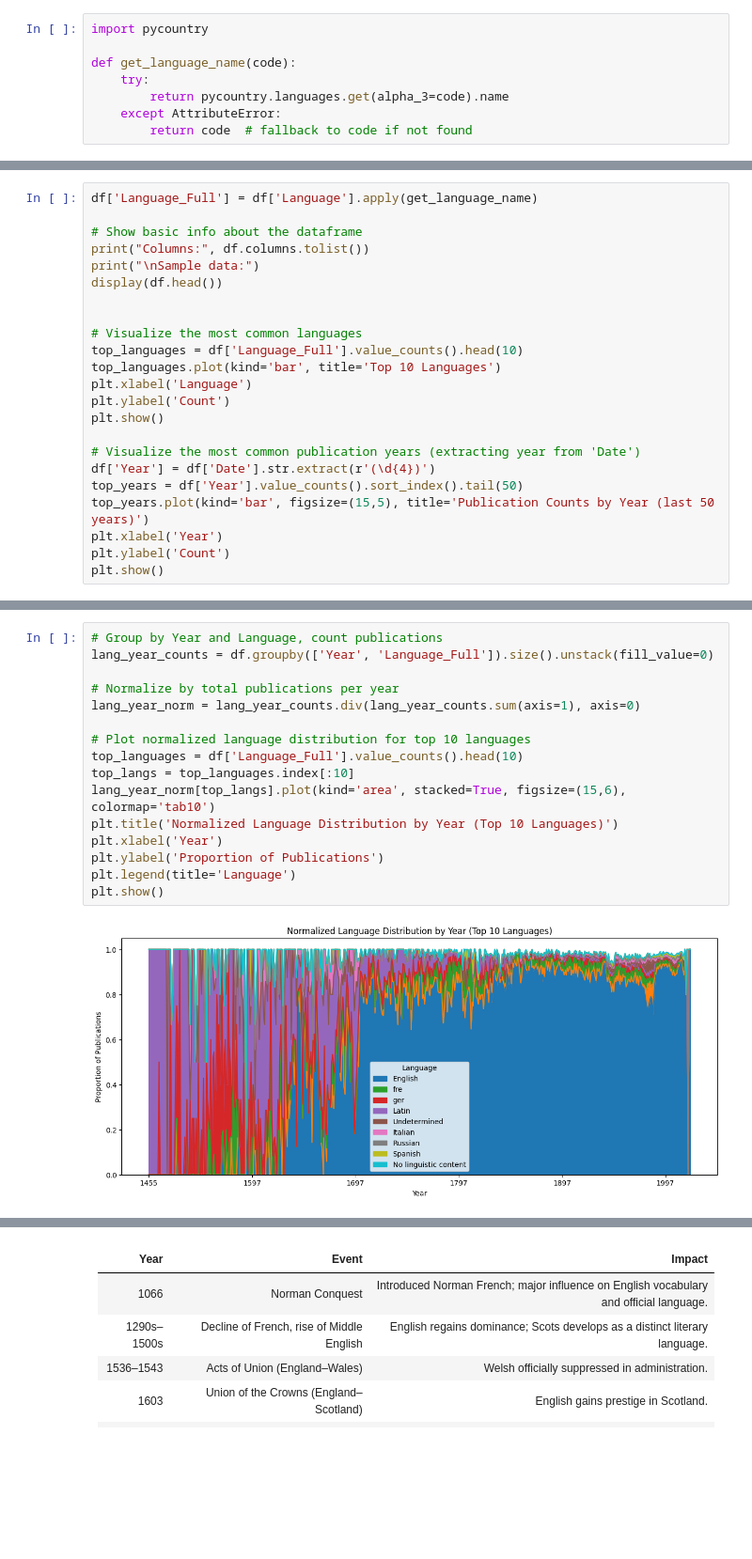
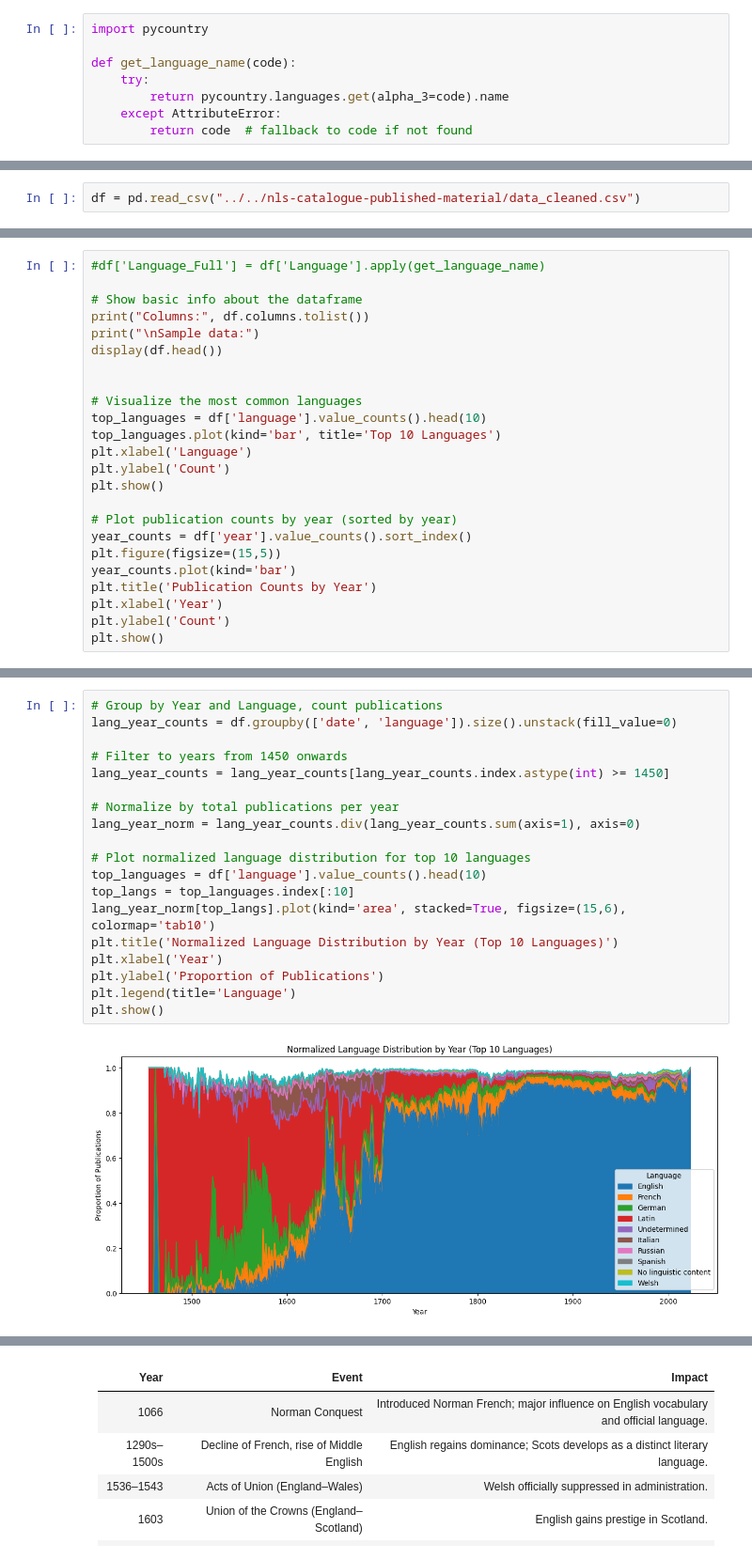
Before and after one commit to terrales/AIP_NLS_data, a Jupyter notebook: alessandra/data_analysis.ipynb, the cells around one changed output, grey strips where cells are left out. Shown at 94% size. Drawn from its saved outputs; the diff is of its cells as text; blank space fills up the shorter version.

```diff
--- a/alessandra/data_analysis.ipynb
+++ b/alessandra/data_analysis.ipynb
@@ -61,4 +61,6 @@ df.head()
 | 2 | Arbitration for contractors | Stephenson, Douglas A. | text | Northwood Books | 1982 |  |  |  |  |  | ... |
 | 3 | Armorial bearings of the sovereig... | Petchey, William John. Browne, Ro... | text | London Bedford Square Press [for ... | 1977 | eng |  |  |  |  | ... |
 | 4 | Sharing caring : caring, equal op... | Thompson, Catherine. | text | Community Care Project | [1985] |  |  |  |  |  | ... |
+# %%
+df = pd.read_csv("../../nls-catalogue-published-material/data_cleaned.csv")
 # %%
@@ -84,5 +72,5 @@ array(['text', 'notated music',
 # %%
-df['Language_Full'] = df['Language'].apply(get_language_name)
+#df['Language_Full'] = df['Language'].apply(get_language_name)
 
 # Show basic info about the dataframe
 print("Columns:", df.columns.tolist())
@@ -91,16 +79,17 @@ display(df.head())
 
 
 # Visualize the most common languages
-top_languages = df['Language_Full'].value_counts().head(10)
+top_languages = df['language'].value_counts().head(10)
 top_languages.plot(kind='bar', title='Top 10 Languages')
 plt.xlabel('Language')
 plt.ylabel('Count')
 plt.show()
 
-# Visualize the most common publication years (extracting year from 'Date')
-df['Year'] = df['Date'].str.extract(r'(\d{4})')
-top_years = df['Year'].value_counts().sort_index().tail(50)
-top_years.plot(kind='bar', figsize=(15,5), title='Publication Counts by Year (last 50 years)')
+# Plot publication counts by year (sorted by year)
+year_counts = df['year'].value_counts().sort_index()
+plt.figure(figsize=(15,5))
+year_counts.plot(kind='bar')
+plt.title('Publication Counts by Year')
 plt.xlabel('Year')
 plt.ylabel('Count')
 plt.show()
@@ -176,18 +165,21 @@ Name: count, Length: 30615, dtype: int64
 # %%
 # Group by Year and Language, count publications
-lang_year_counts = df.groupby(['Year', 'Language_Full']).size().unstack(fill_value=0)
+lang_year_counts = df.groupby(['date', 'language']).size().unstack(fill_value=0)
+
+# Filter to years from 1450 onwards
+lang_year_counts = lang_year_counts[lang_year_counts.index.astype(int) >= 1450]
 
 # Normalize by total publications per year
 lang_year_norm = lang_year_counts.div(lang_year_counts.sum(axis=1), axis=0)
 
 # Plot normalized language distribution for top 10 languages
-top_languages = df['Language_Full'].value_counts().head(10)
+top_languages = df['language'].value_counts().head(10)
 top_langs = top_languages.index[:10]
 lang_year_norm[top_langs].plot(kind='area', stacked=True, figsize=(15,6), colormap='tab10')
 plt.title('Normalized Language Distribution by Year (Top 10 Languages)')
 plt.xlabel('Year')
 plt.ylabel('Proportion of Publications')
 plt.legend(title='Language')
 plt.show()
 # %% [output]
-[figure, old version]
+[figure, new version]
```
Also changed, not shown: parts of 19 cells of this notebook, 4 other files.
